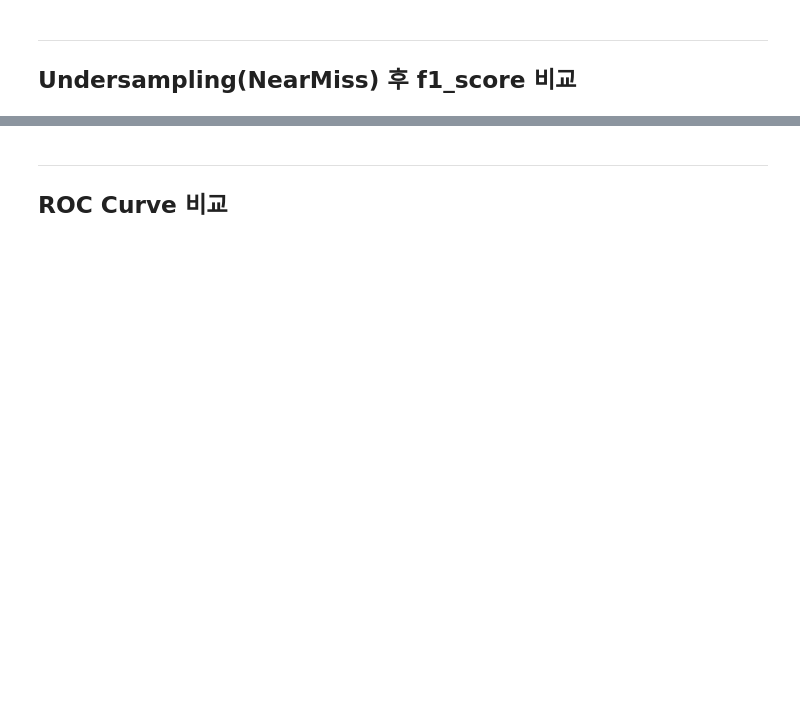
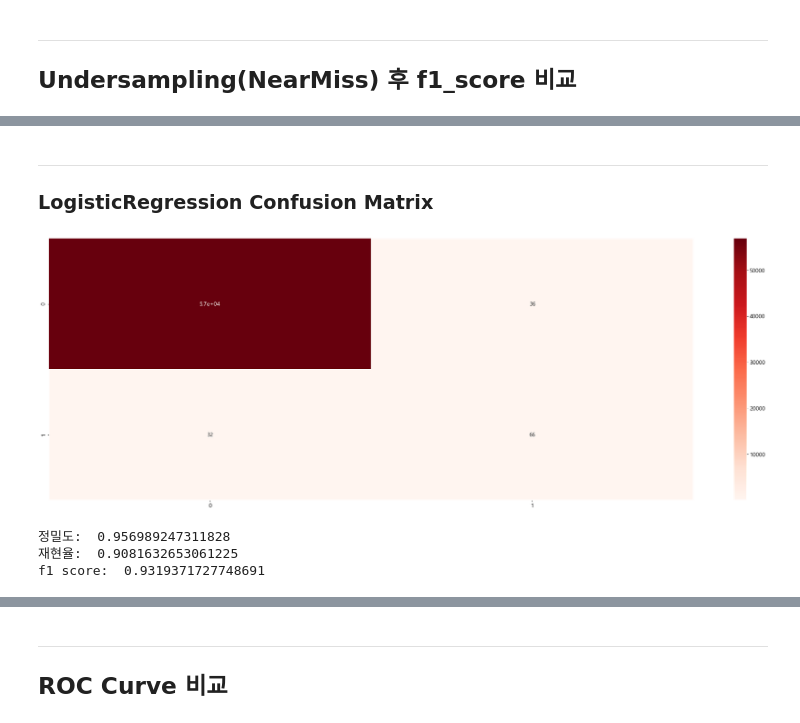
Before and after one commit to UnchaeJeong/20210706, a Jupyter notebook: 머신러닝/sklearnTest/archive/creditcard.ipynb, the cells around one changed output, grey strips where cells are left out. Saved outputs shown, nothing was run; the diff lists cells and outputs as text; code cells hidden in the pictures; blank space fills up the shorter version.

```diff
--- a/머신러닝/sklearnTest/archive/creditcard.ipynb
+++ b/머신러닝/sklearnTest/archive/creditcard.ipynb
@@ -256,4 +285,23 @@ weighted avg       0.87      0.83      0.82       196
+# %% [markdown]
+---
+### LogisticRegression Confusion Matrix
 # %%
-y_test_pred = model_logi.predict(x_test)
-cm_train = confusion_matrix(y_test, y_test_pred)
-cm_train
+model = LogisticRegression()
+model.fit(x_train_u, y_train_u)
+
+y_pred_u = model.predict(x_test_u)
+
+cm = confusion_matrix(y_test, y_pred)
+
+sns.heatmap(cm, cmap='Reds',annot=True)
+plt.show()
+
+
+print('정밀도: ', precision_score(y_test_u, y_pred_u))
+print('재현율: ', recall_score(y_test_u, y_pred_u))
+print('f1 score: ', f1_score(y_test_u, y_pred_u))
+# %% [output]
+[figure, added]
+정밀도:  0.956989247311828
+재현율:  0.9081632653061225
+f1 score:  0.9319371727748691
```
Also changed, not shown: parts of 15 cells of this notebook, 4 other files.
